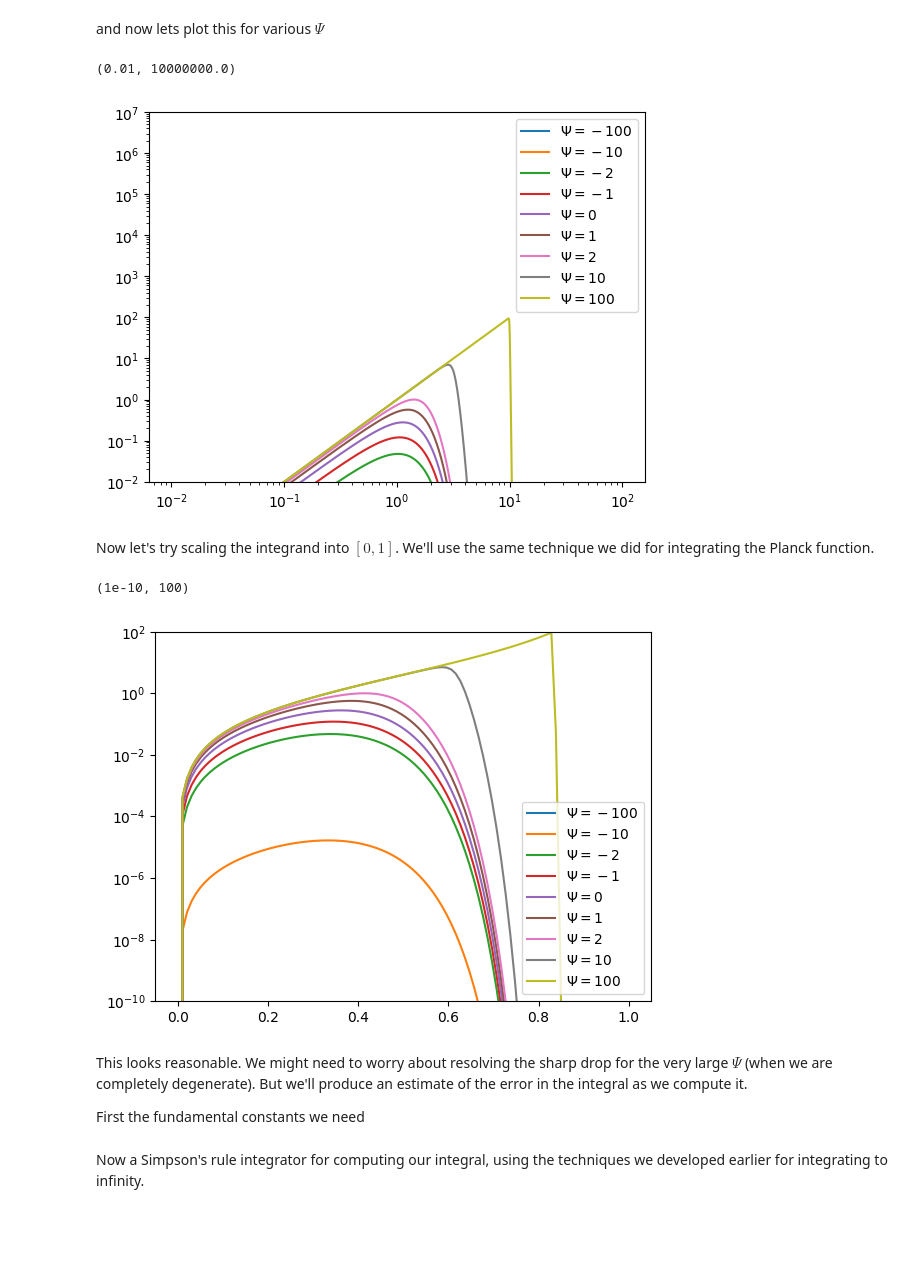
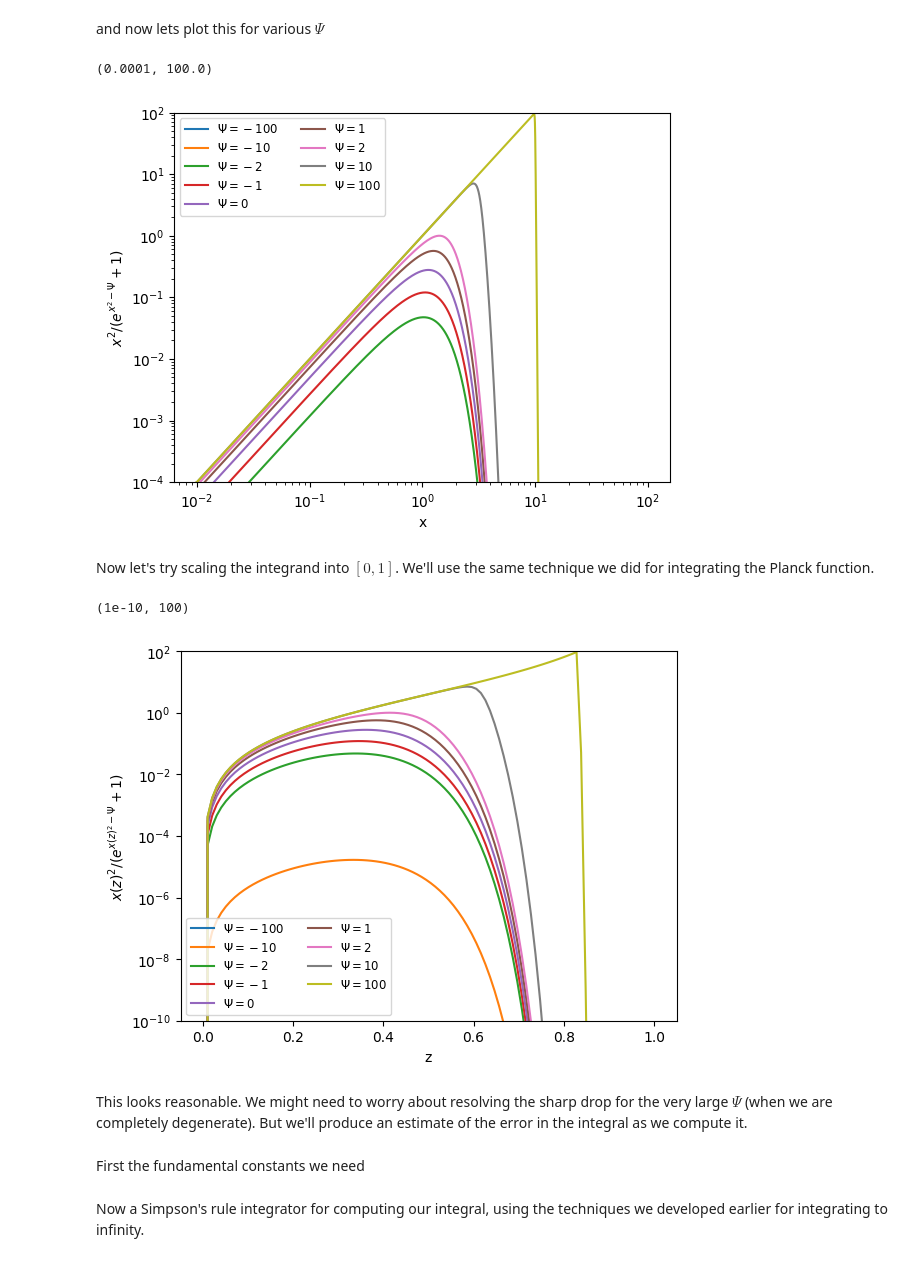
Before and after one commit to zingale/computational_astrophysics, a Jupyter notebook: content/basics/roots/application-degeneracy.ipynb, the cells around one changed output. Cells and saved outputs as stored; diff of their text form; code cells hidden in the pictures; blank space fills up the shorter version.

```diff
--- a/content/basics/roots/application-degeneracy.ipynb
+++ b/content/basics/roots/application-degeneracy.ipynb
@@ -126,18 +172,21 @@ and now lets plot this for various $\Psi$
 # %%
 fig, ax = plt.subplots()
 x = np.linspace(0, 100, 10000)
 for psi in [-100, -10, -2, -1, 0, 1, 2, 10, 100]:
-    ax.plot(x, integrand(x, psi), label=f"$\Psi = {psi}$")
+    ax.plot(x, integrand(x, psi), label=rf"$\Psi = {psi}$")
 
-ax.legend()
+ax.legend(fontsize="small", ncol=2)
 
 ax.set_xscale("log")
 ax.set_yscale("log")
 
-ax.set_ylim(1.e-2, 1.e7)
+ax.set_xlabel("x")
+ax.set_ylabel(r"$x^2 / (e^{x^2-\Psi} + 1)$")
+
+ax.set_ylim(1.e-4, 1.e2)
 # %% [output]
-(0.01, 10000000.0)
+(0.0001, 100.0)
-[figure, old version]
+[figure, new version]
 # %% [markdown]
 Now let's try scaling the integrand into $[0, 1]$.  We'll use the same technique we did for integrating the Planck function.
 # %%
@@ -158,18 +207,22 @@ c = 2.0
 
 x = np.linspace(0, 100, 10000)
 for psi in [-100, -10, -2, -1, 0, 1, 2, 10, 100]:
-    ax.plot(z, integrand(xv(z, c), psi), label=f"$\Psi = {psi}$")
+    ax.plot(z, integrand(xv(z, c), psi), label=rf"$\Psi = {psi}$")
 
-ax.legend()
+ax.legend(fontsize="small", ncol=2)
 ax.set_yscale("log")
+
+ax.set_xlabel("z")
+ax.set_ylabel(r"$x(z)^2 / (e^{x(z)^2-\Psi} + 1)$")
+
 ax.set_ylim(1.e-10, 100)
 # %% [output]
 (1e-10, 100)
-[figure, old version]
+[figure, new version]
-# %% [markdown]
-This looks reasonable.  We might need to worry about resolving the sharp drop for the very large $\Psi$ (when we are completely degenerate).  But we'll produce an estimate of the error in the integral as we compute it.
-
-First the fundamental constants we need
+# %% [markdown]
+This looks reasonable.  We might need to worry about resolving the sharp drop for the very large $\Psi$ (when we are completely degenerate).  But we'll produce an estimate of the error in the integral as we compute it.
+# %% [markdown]
+First the fundamental constants we need
 # %%
 # CGS constants
 
```
Also changed, not shown: parts of 13 cells of this notebook.
